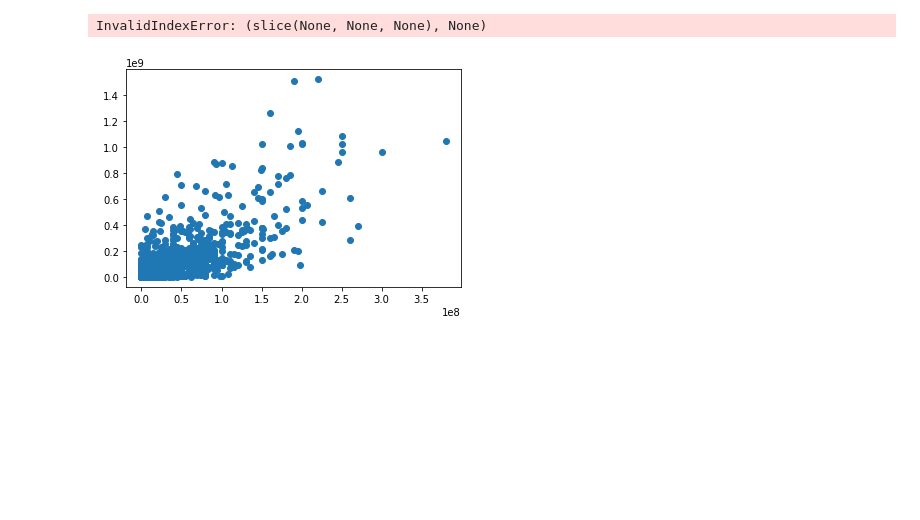
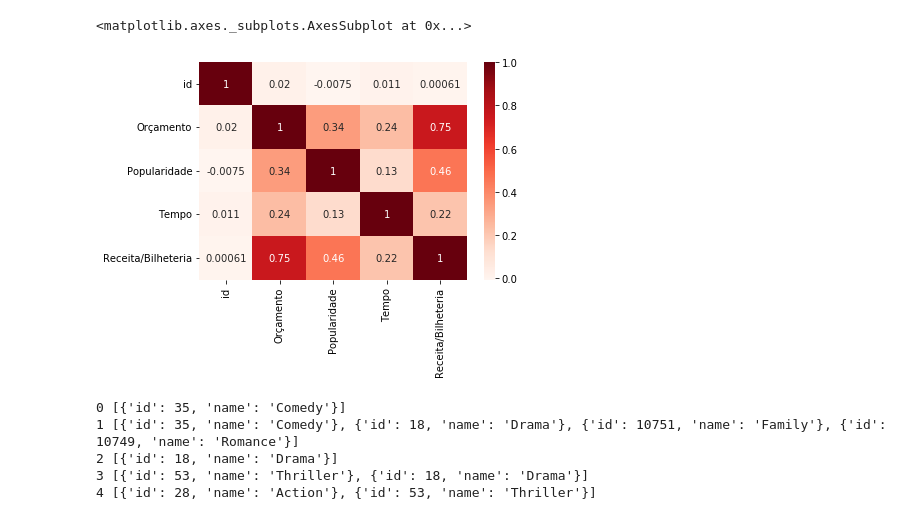
Before and after one commit to wagaojr/TrabalhoFinal-LingProg21.2, a Jupyter notebook: main.ipynb, the cells around one changed output. Cells and saved outputs as stored; diff of their text form; code cells hidden in the pictures; blank space fills up the shorter version.

```diff
--- a/main.ipynb
+++ b/main.ipynb
@@ -131,9 +127,17 @@ y_pred_df
-# %%
-plt.scatter(x_treino,y_treino)
-plt.plot(x_treino, y_pred_df,color = 'red')
-plt.title('Regressão Linear')
-plt.xlabel('Investimento')
-plt.ylabel('Bilheteria')
-# %% [output]
-InvalidIndexError: (slice(None, None, None), None)
-[figure, removed]
+# %%
+#Revenue = Receita de bilheteria // Exatamente o que precisamos prever no trabalho
+#Usando gráfico do seaborn para visualizar a correlação dos dados de treino, notando que budget(orçamento dos filmes) influencia mais no revenue
+
+sns.heatmap(treino_num.corr(), cmap='Reds', annot=True)
+# %% [output]
+<matplotlib.axes._subplots.AxesSubplot at 0x...>
+[figure, added]
+# %%
+for i, e in enumerate(treino['Gênero'][:5]):
+    print(i, e)
+# %% [output]
+0 [{'id': 35, 'name': 'Comedy'}]
+1 [{'id': 35, 'name': 'Comedy'}, {'id': 18, 'name': 'Drama'}, {'id': 10751, 'name': 'Family'}, {'id': 10749, 'name': 'Romance'}]
+2 [{'id': 18, 'name': 'Drama'}]
+3 [{'id': 53, 'name': 'Thriller'}, {'id': 18, 'name': 'Drama'}]
+4 [{'id': 28, 'name': 'Action'}, {'id': 53, 'name': 'Thriller'}]
```
Also changed, not shown: parts of 22 cells of this notebook.
